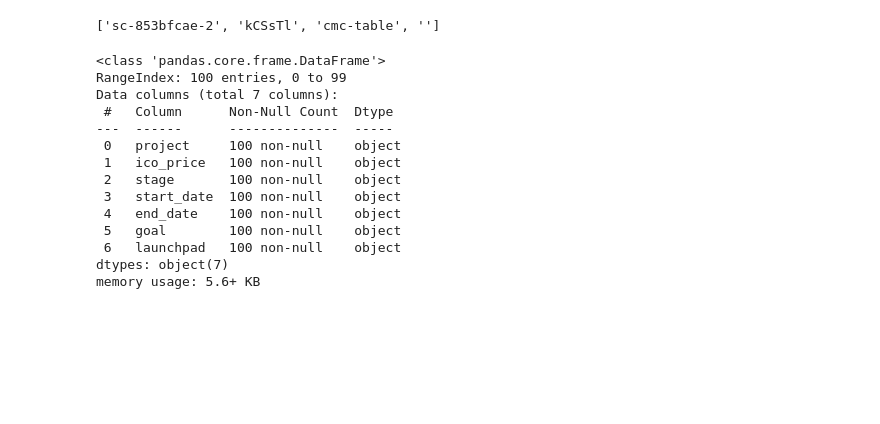
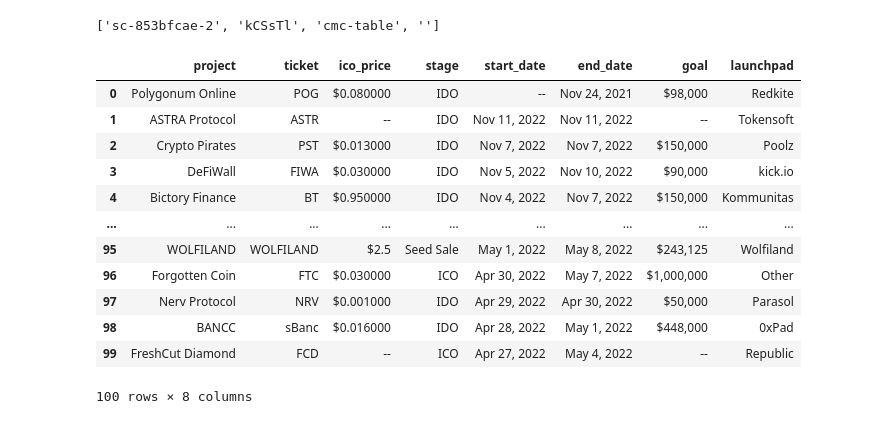
Before and after one commit to AaronSanchezBelber/Capstone_Repository, a Jupyter notebook: Listado_de_ICOs.ipynb, the cells around one changed output. Cells and saved outputs as stored; diff of their text form; code cells hidden in the pictures; blank space fills up the shorter version.

```diff
--- a/Listado_de_ICOs.ipynb
+++ b/Listado_de_ICOs.ipynb
@@ -112,36 +112,39 @@ tables = soup.find_all('table')
 table = soup.find('table', class_='sc-853bfcae-2 kCSsTl cmc-table ''')
 # %%
 #Vamos a iterar nuestra tabla para extraer todas las rows y filtrar su información para nuestras columnas, finalmente la añadimos al DF
-indice = ['project','ico_price','stage', 'start_date', 'end_date', 'goal', 'launchpad'] #Si es verdad que nos costaría escribir todos los indices si fueran 1k PERO podemos intentar hacerlo automatico 'facilmente'
+indice = ['project','ticket', 'ico_price','stage', 'start_date', 'end_date', 'goal', 'launchpad'] #Si es verdad que nos costaría escribir todos los indices si fueran 1k PERO podemos intentar hacerlo automatico 'facilmente'
 df_ico = pd.DataFrame(columns= indice)
 
 for row in table.tbody.find_all('tr'):
   columnas = row.find_all('td')
 
   if(columnas != []):
-
-        project= columnas[0].text.strip()
+        #.find("span").text
+        project= columnas[0].span.text                                    #.span.text (https://stackoverflow.com/questions/21823229/finding-next-occurring-tag-and-its-enclosed-text-with-beautiful-soup)
+        ticket = columnas[0].span.find_next_sibling('span').text          #Nos dará el siguiente texto entre el tag span
         ico_price= columnas[1].text.strip()
         stage= columnas[2].span.contents[0].strip('&0.')
         start_date=columnas[3].text.strip()
         end_date=columnas[4].text.strip()
         goal=columnas[5].text.strip()
         launchpad=columnas[6].text.strip()
-        df_ico = df_ico.append({'project': project, 'ico_price' : ico_price, 'stage' : stage, 'start_date' : start_date, 'end_date' : end_date, 'goal' : goal, 'launchpad' : launchpad}, ignore_index=True)
+        df_ico = df_ico.append({'project': project, 'ticket' : ticket, 'ico_price' : ico_price, 'stage' : stage, 'start_date' : start_date, 'end_date' : end_date, 'goal' : goal, 'launchpad' : launchpad}, ignore_index=True)
+# %%
+pd.set_option('display.max_colwidth', None)
+#https://stackoverflow.com/questions/25351968/how-can-i-display-full-non-truncated-dataframe-information-in-html-when-conver
 # %%
-df_ico.info()
+df_ico
 # %% [output]
+|  | project | ticket | ico_price | stage | start_date | end_date | goal | launchpad |
+| 0 | Polygonum Online | POG | $0.080000 | IDO | -- | Nov 24, 2021 | $98,000 | Redkite |
+| 1 | ASTRA Protocol | ASTR | -- | IDO | Nov 11, 2022 | Nov 11, 2022 | -- | Tokensoft |
+| 2 | Crypto Pirates | PST | $0.013000 | IDO | Nov 7, 2022 | Nov 7, 2022 | $150,000 | Poolz |
+| 3 | DeFiWall | FIWA | $0.030000 | IDO | Nov 5, 2022 | Nov 10, 2022 | $90,000 | kick.io |
+| 4 | Bictory Finance | BT | $0.950000 | IDO | Nov 4, 2022 | Nov 7, 2022 | $150,000 | Kommunitas |
+| ... | ... | ... | ... | ... | ... | ... | ... | ... |
+| 95 | WOLFILAND | WOLFILAND | $2.5 | Seed Sale | May 1, 2022 | May 8, 2022 | $243,125 | Wolfiland |
+| 96 | Forgotten Coin | FTC | $0.030000 | ICO | Apr 30, 2022 | May 7, 2022 | $1,000,000 | Other |
+| 97 | Nerv Protocol | NRV | $0.001000 | IDO | Apr 29, 2022 | Apr 30, 2022 | $50,000 | Parasol |
+| 98 | BANCC | sBanc | $0.016000 | IDO | Apr 28, 2022 | May 1, 2022 | $448,000 | 0xPad |
+| 99 | FreshCut Diamond | FCD | -- | ICO | Apr 27, 2022 | May 4, 2022 | -- | Republic |
-<class 'pandas.core.frame.DataFrame'>
-RangeIndex: 100 entries, 0 to 99
-Data columns (total 7 columns):
- #   Column      Non-Null Count  Dtype
----  ------      --------------  -----
- 0   project     100 non-null    object
- 1   ico_price   100 non-null    object
- 2   stage       100 non-null    object
- 3   start_date  100 non-null    object
- 4   end_date    100 non-null    object
- 5   goal        100 non-null    object
- 6   launchpad   100 non-null    object
-dtypes: object(7)
-memory usage: 5.6+ KB
+100 rows × 8 columns
```
Also changed, not shown: parts of 2 cells of this notebook.
